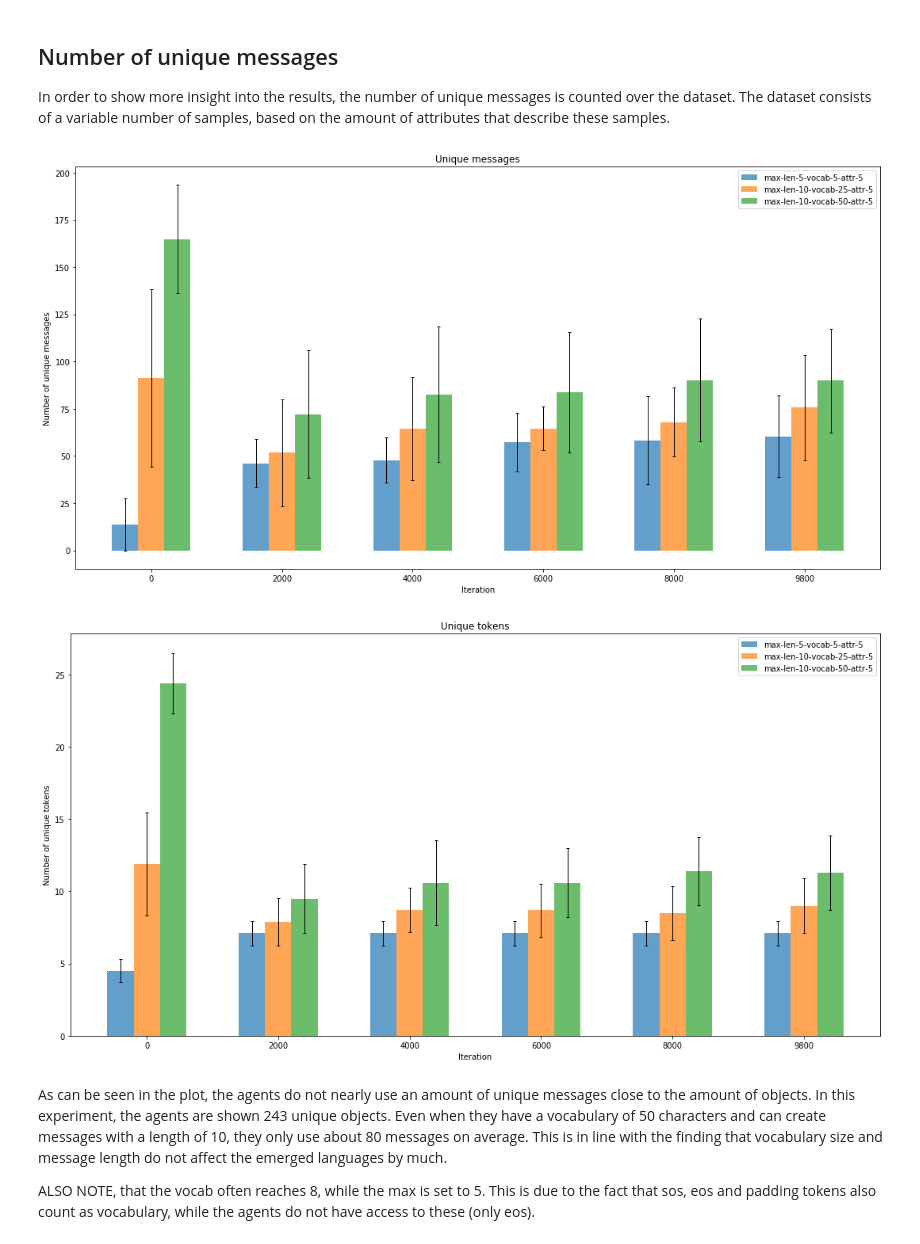
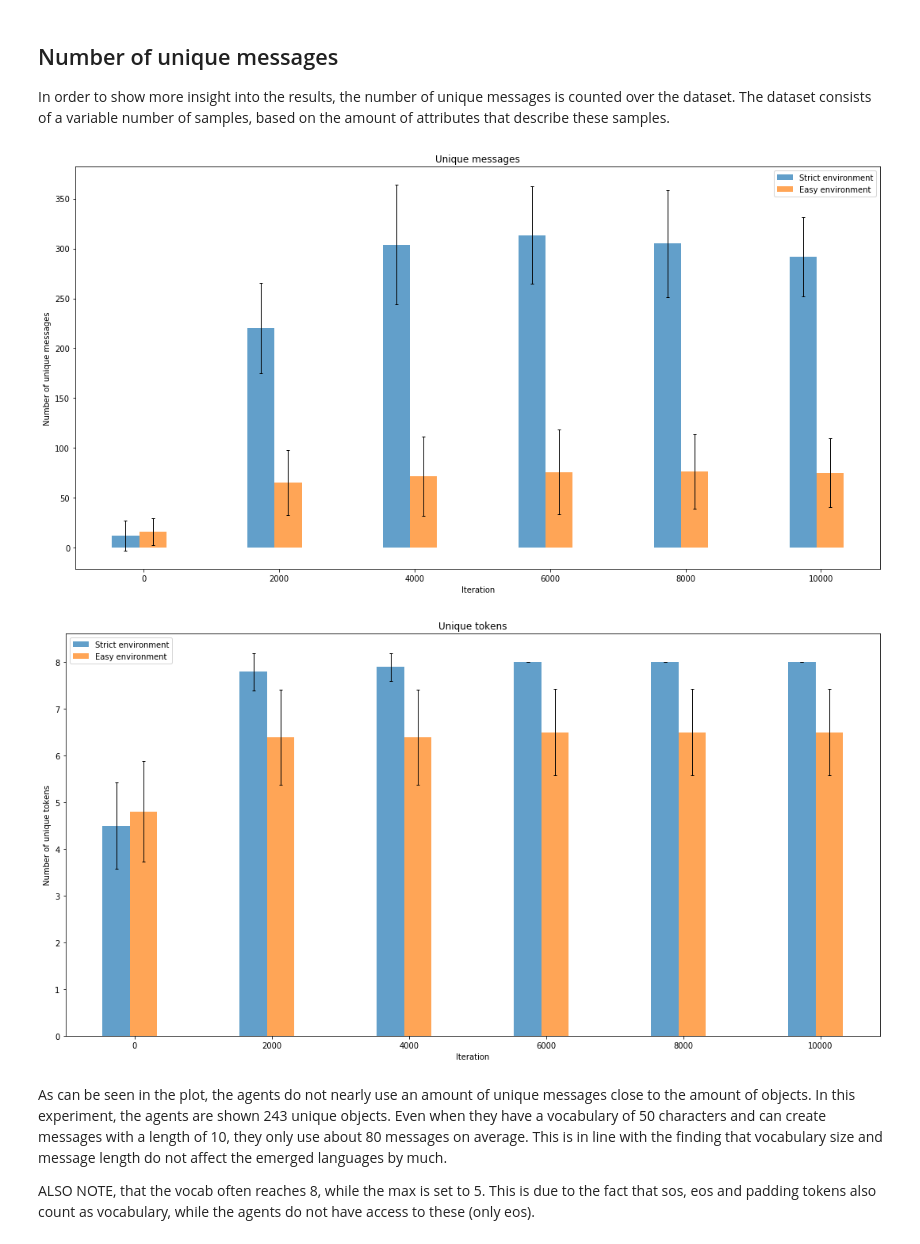
Before and after one commit to OscarLigthart/TopographicSimilarity, a Jupyter notebook: Overview Experiments.ipynb, the cells around one changed output. Saved outputs shown, nothing was run; the diff lists cells and outputs as text; code cells hidden in the pictures.

Commit message:
added stricter training environmental setup

```diff
--- a/Overview Experiments.ipynb
+++ b/Overview Experiments.ipynb
@@ -481,0 +488,21 @@ At 6 attributes, agents perform significantly worse than baseline on the hard ta
+# %%
+RSA_BASELINE = pickle.load(open(f'runs/lstm_max_len_5_vocab_5_same_data_attr_4_split_2/rsa_analysis.pkl', 'rb'))
+
+RSA_HARD = pickle.load(open(f'runs/lstm_max_len_5_vocab_5_same_data_attr_4_related_split_2/rsa_analysis.pkl', 'rb'))
+
+RSA_ANALYSIS = {
+                'Related distractors': RSA_HARD,
+                'Baseline' : RSA_BASELINE,
+               }
+
+for k in RSA_HARD:
+    if k == "ham_messages" or k == "lev_messages" or k == "messages":
+        plot_rsa_metric(RSA_ANALYSIS, metric=k, title="Cross-seed RSA")
+
+
+# paths = [
+#         'runs/lstm_max_len_10_vocab_25_attr_6',
+#         'runs/lstm_max_len_10_vocab_25_attr_6_related'
+# ]
+
+#plot_metric(paths, 'acc')
@@ -685,14 +714,18 @@ def plot_um(um_list, paths, level='messages'):
             std[it] = np.std(std[it])
 
         # turn path into label
-        path = paths[i].replace('runs/lstm_', '')
-        path = path.replace('_', '-')
+        #path = paths[i].replace('runs/lstm_', '')
+        #path = path.replace('_', '-')
+        if i == 0:
+            lab = 'Strict environment'
+        else:
+            lab = 'Easy environment'
 
         # plot the bar
         plt.bar(index + (i-1) * bar_width, ret.values(), bar_width,
                 yerr=std.values(),
                 alpha=opacity,
-                label=path,
+                label=lab,
                 error_kw=dict(lw=1, capsize=2, capthick=1))
 
     plt.xlabel('Iteration')
@@ -713,36 +746,38 @@ def plot_um(um_list, paths, level='messages'):
 # %%
 # load interesting metrics
 paths = [
-         "runs/lstm_max_len_5_vocab_5_attr_5",
-         "runs/lstm_max_len_10_vocab_25_attr_5",
-         "runs/lstm_max_len_10_vocab_50_attr_5",
+#          "runs/lstm_max_len_5_vocab_5_attr_5",
+#          "runs/lstm_max_len_10_vocab_25_attr_5",
+#          "runs/lstm_max_len_10_vocab_50_attr_5",
          #"runs/lstm_max_len_5_vocab_5_attr_5_related"
+        "runs/lstm_max_len_5_vocab_5_same_data_attr_4_related_split_2",
+        "runs/lstm_max_len_5_vocab_5_same_data_attr_4_split_2"
         ]
 
 # add metric file, set checkpoints
 #metrics = [0, 200, 400, 600, 800, 1000, 2800, 5000, 7200, 9800]
-iterations = [0, 2000, 4000, 6000, 8000, 9800]
+iterations = [0, 2000, 4000, 6000, 8000, 10000]
 
 um_list = []
 ut_list = []
 
 for path in paths:
     # messages
     um = unique_messages(path, iterations, show_results=False)
     um_list.append(um)
 
     # tokens
     ut = unique_tokens(path, iterations, show_results=False)
     ut_list.append(ut)
 
 plot_um(um_list, paths, 'messages')
 plot_um(ut_list, paths, 'tokens')
 
 # for seed, token in tokens.items():
 #     print(token)
 # %% [output]
-[figure, old version]
+[figure, new version]
-[figure, old version]
+[figure, new version]
 # %% [markdown]
 As can be seen in the plot, the agents do not nearly use an amount of unique messages close to the amount of objects. In this experiment, the agents are shown 243 unique objects. Even when they have a vocabulary of 50 characters and can create messages with a length of 10, they only use about 80 messages on average. This is in line with the finding that vocabulary size and message length do not affect the emerged languages by much.
 
```
Also changed, not shown: parts of 4 cells of this notebook, 13 other files.
